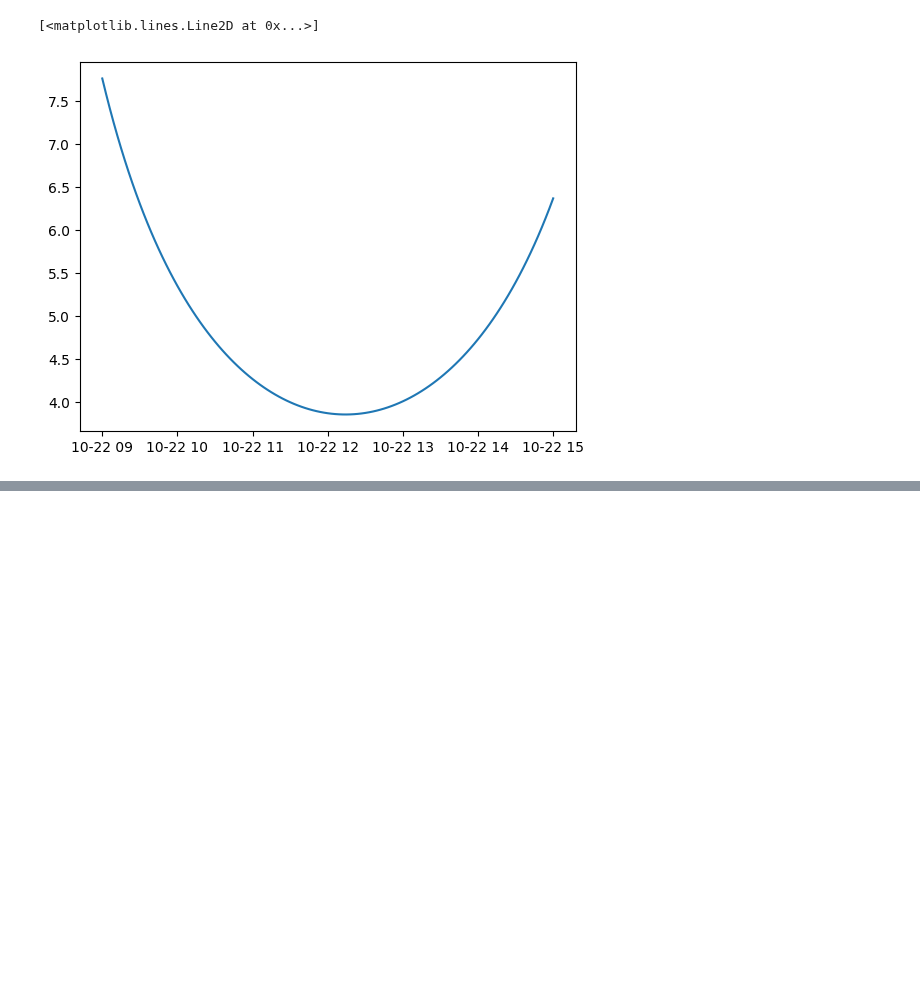
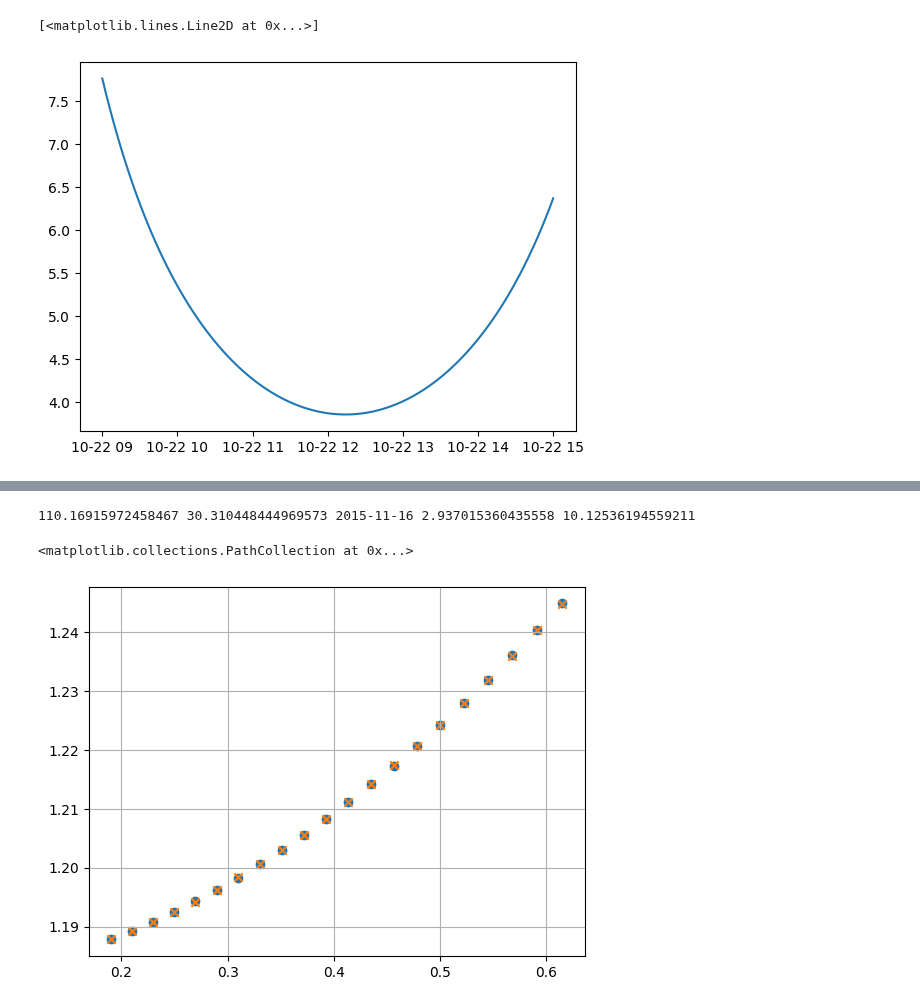
Before and after one commit to BiologyHazard/MATH130177.01-Mathematical-Modeling-and-Applications, a Jupyter notebook: 作业1-太阳影子定位/1.ipynb, the cells around one changed output, grey strips where cells are left out. Saved outputs shown, nothing was run; the diff lists cells and outputs as text; code cells hidden in the pictures; blank space fills up the shorter version.

```diff
--- a/作业1-太阳影子定位/1.ipynb
+++ b/作业1-太阳影子定位/1.ipynb
@@ -326,0 +365,71 @@ AssertionError:
+# %%
+ls = np.hypot(xs, ys)
+omegas = np.arctan2(ys, xs)
+xs_mean = np.mean(xs)
+ys_mean = np.mean(ys)
+ls_mean = np.hypot(xs_mean, ys_mean)
+omegas_mean = np.arctan2(ys_mean, xs_mean)
+
+
+min_fun = np.inf
+
+for day in range(366):
+    date_part = equinox_2015.date() + timedelta(days=day)
+    timestamps = np.array([datetime.combine(date_part, time).timestamp() for time in times])
+
+    def Nl_El(longitude, latitude):
+        ll = l(timestamps, longitude, latitude, 1)
+        omegal = omega(timestamps, longitude, latitude)
+        Nl = ll * np.cos(omegal)
+        El = ll * np.sin(omegal)
+        return Nl, El
+
+
+    def Nsp_Esp(L, omega0):
+        Esp = ls * np.cos(omegas + omega0) / L
+        Nsp = ls * np.sin(omegas + omega0) / L
+        return Nsp, Esp
+
+
+    def L_omega0(Nl, El):
+        Nl_mean = np.mean(Nl)
+        El_mean = np.mean(El)
+        ll_mean = np.hypot(Nl_mean, El_mean)
+        omegal_mean = np.arctan2(El_mean, Nl_mean)
+        L = ls_mean / ll_mean
+        omega0 = np.pi/2 - omegal_mean - omegas_mean
+        return L, omega0
+
+
+    def target_function(params):
+        longitude, latitude = params
+        Nl, El = Nl_El(longitude, latitude)
+        L, omega0 = L_omega0(Nl, El)
+        Nsp, Esp = Nsp_Esp(L, omega0)
+        return sum(np.hypot(El - Esp, Nl - Nsp) ** 2)
+
+
+    res = optimize.minimize(target_function, [tian_anmen_long, tian_anmen_lat], bounds=[np.deg2rad([-180, 180]), np.deg2rad([-90, 90])])
+    if not res.success:
+        continue
+    longitude, latitude = res.x
+    if res.fun < min_fun:
+        min_fun = res.fun
+        best_longitude = longitude
+        best_latitude = latitude
+        best_date = date_part
+        best_NL, best_EL = Nl_El(best_longitude, best_latitude)
+        best_L, best_omega0 = L_omega0(best_NL, best_EL)
+        best_NSP, best_ESP = Nsp_Esp(best_L, best_omega0)
+
+print(np.rad2deg(best_longitude), np.rad2deg(best_latitude), best_date, best_L, np.rad2deg(best_omega0))
+
+plt.grid()
+# plt.xlim(-1, 1)
+# plt.ylim(-1, 1)
+plt.scatter(best_EL, best_NL)
+plt.scatter(best_ESP, best_NSP, marker='x')
+# %% [output]
+110.16915972458467 30.310448444969573 2015-11-16 2.937015360435558 10.12536194559211
+<matplotlib.collections.PathCollection at 0x...>
+[figure, added]
```
Also changed, not shown: parts of 3 cells of this notebook, 3 other files.
